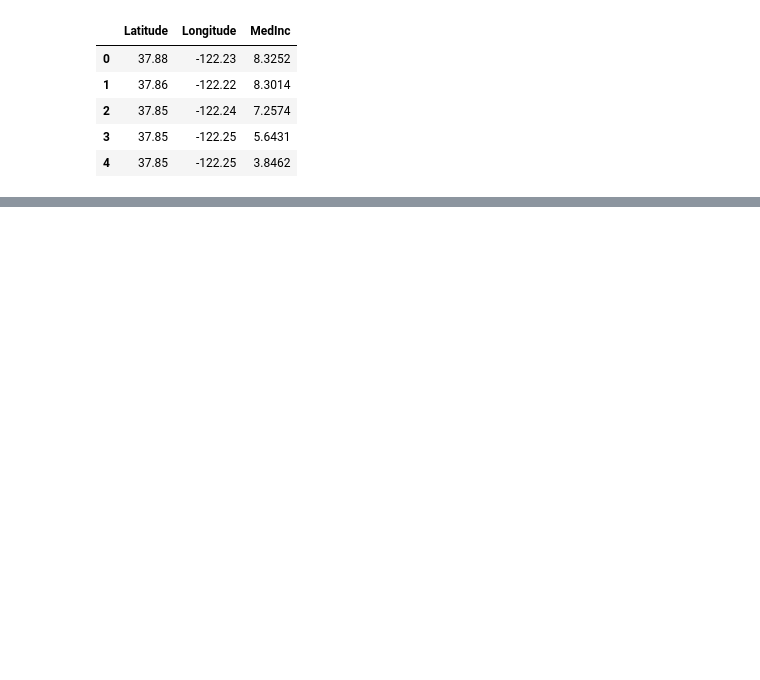
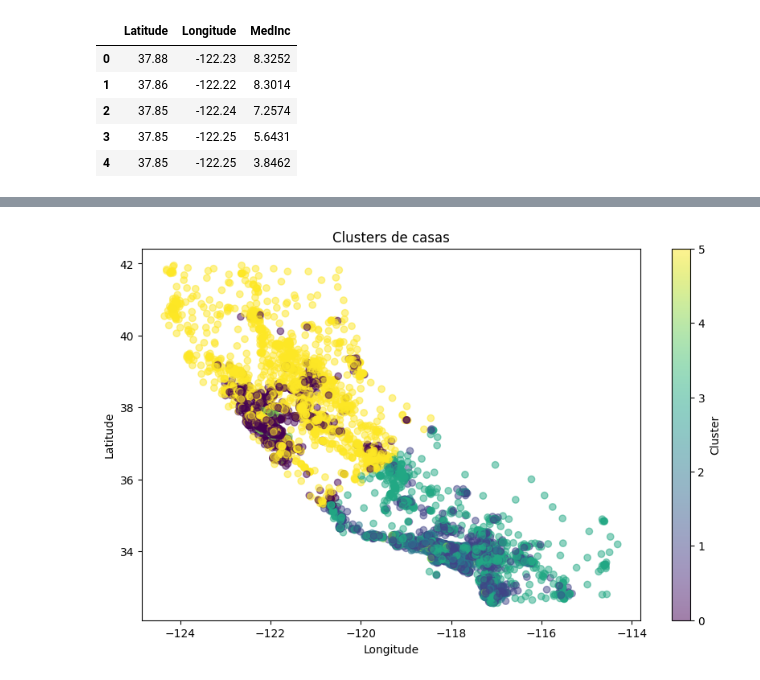
Before and after one commit to MarcelMirT/K-means, a Jupyter notebook: src/explore.ipynb, the cells around one changed output, grey strips where cells are left out. Drawn from its saved outputs; the diff is of its cells as text; code cells hidden in the pictures; blank space fills up the shorter version.

```diff
--- a/src/explore.ipynb
+++ b/src/explore.ipynb
@@ -27,3 +27,8 @@ X.head()
 | 2 | 37.85 | -122.24 | 7.2574 |
 | 3 | 37.85 | -122.25 | 5.6431 |
 | 4 | 37.85 | -122.25 | 3.8462 |
+# %%
+from sklearn.model_selection import train_test_split
+
+# Dividir el conjunto de datos en train y test
+train_data, test_data = train_test_split(X, test_size=0.2, random_state=42)
@@ -29,0 +37,6 @@ X.head()
+# %%
+from sklearn.cluster import KMeans
+
+# Entrenar el modelo K-Means
+kmeans = KMeans(n_clusters=6, random_state=42)
+kmeans.fit(train_data)
@@ -29,0 +45,4 @@ X.head()
+# %%
+# Añadir la columna 'cluster' al conjunto de datos de entrenamiento
+train_data['cluster'] = kmeans.labels_
+train_data.head()
@@ -29,0 +56,13 @@ X.head()
+# %%
+import matplotlib.pyplot as plt
+
+# Mostrar Grafico los clusters
+plt.figure(figsize=(10, 6))
+plt.scatter(train_data['Longitude'], train_data['Latitude'], c=train_data['cluster'], cmap='viridis', alpha=0.5)
+plt.xlabel('Longitude')
+plt.ylabel('Latitude')
+plt.title('Clusters de casas')
+plt.colorbar(label='Cluster')
+plt.show()
+# %% [output]
+[figure, added]
```
Also changed, not shown: parts of 3 cells of this notebook.
